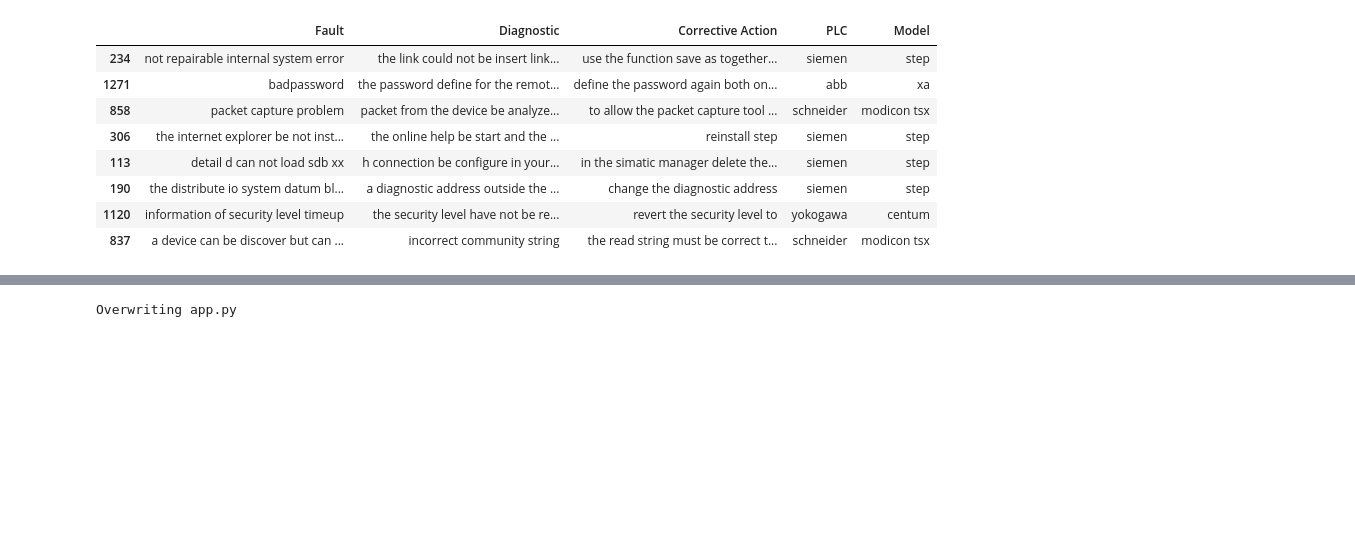
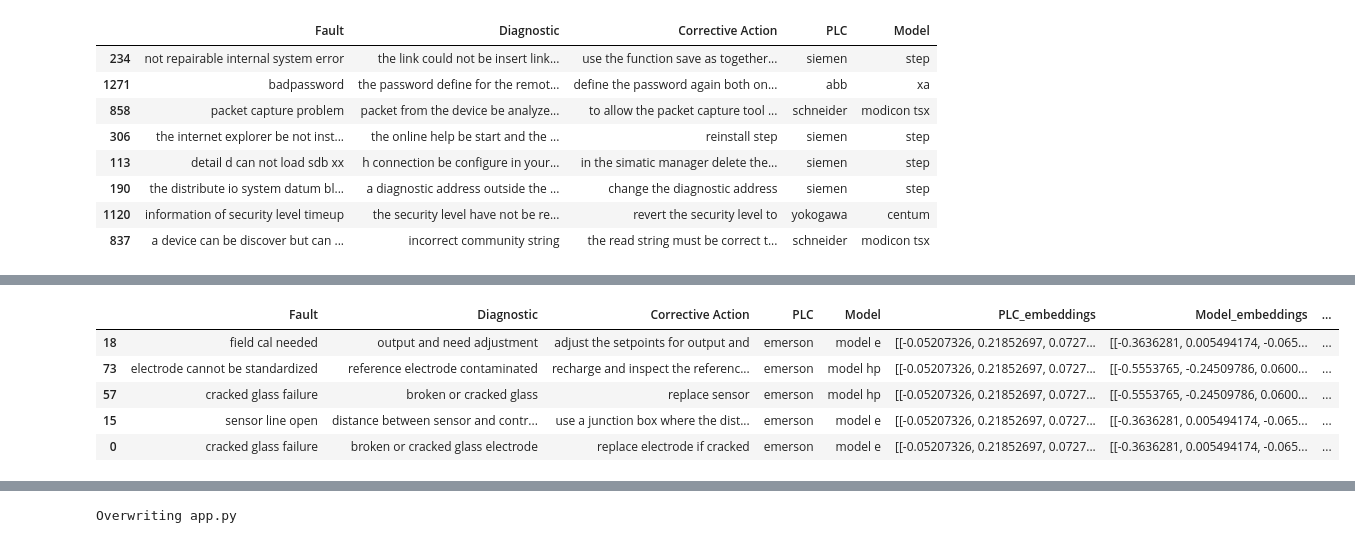
Before and after one commit to KevKibe/PLC-Device-Diagnostic-and-Corrective-Action-Prediction, a Jupyter notebook: PLC_Fault_Prediction.ipynb, the cells around one changed output, grey strips where cells are left out. Drawn from its saved outputs; the diff is of its cells as text; code cells hidden in the pictures; blank space fills up the shorter version.

```diff
--- a/PLC_Fault_Prediction.ipynb
+++ b/PLC_Fault_Prediction.ipynb
@@ -118,0 +124,21 @@ ValueError: ignored
+# %%
+import torch
+import transformers
+
+# Load the BERT model from the transformers library
+model = transformers.BertModel.from_pretrained('bert-base-uncased')
+tokenizer = transformers.BertTokenizer.from_pretrained('bert-base-uncased')
+
+# Convert the 'titles' and 'summaries' into numerical representations (embeddings)
+def text_to_embeddings(text):
+    input_ids = tokenizer.encode(text, add_special_tokens=True)
+    input_ids = torch.tensor(input_ids).unsqueeze(0)  # Batch size 1
+    with torch.no_grad():
+        embeddings = model(input_ids)
+    return embeddings[0][0].numpy()  # Take the first element of the first batch
+
+df_['PLC_embeddings'] = df_['PLC'].apply(text_to_embeddings)
+df_['Model_embeddings'] = df_['Model'].apply(text_to_embeddings)
+df_['Fault_embeddings'] = df_['Fault'].apply(text_to_embeddings)
+df_['Diagnostic_embeddings'] = df_['Diagnostic'].apply(text_to_embeddings)
+df_['CorrectiveA_embeddings'] = df_['Corrective Action'].apply(text_to_embeddings)
@@ -118,0 +163,9 @@ ValueError: ignored
+# %%
+df_.sample(5)
+# %% [output]
+|  | Fault | Diagnostic | Corrective Action | PLC | Model | PLC_embeddings | Model_embeddings | ... |
+| 18 | field cal needed | output and need adjustment | adjust the setpoints for output and | emerson | model e | [[-0.05207326, 0.21852697, 0.0727... | [[-0.3636281, 0.005494174, -0.065... | ... |
+| 73 | electrode cannot be standardized | reference electrode contaminated | recharge and inspect the referenc... | emerson | model hp | [[-0.05207326, 0.21852697, 0.0727... | [[-0.5553765, -0.24509786, 0.0600... | ... |
+| 57 | cracked glass failure | broken or cracked glass | replace sensor | emerson | model hp | [[-0.05207326, 0.21852697, 0.0727... | [[-0.5553765, -0.24509786, 0.0600... | ... |
+| 15 | sensor line open | distance between sensor and contr... | use a junction box where the dist... | emerson | model e | [[-0.05207326, 0.21852697, 0.0727... | [[-0.3636281, 0.005494174, -0.065... | ... |
+| 0 | cracked glass failure | broken or cracked glass electrode | replace electrode if cracked | emerson | model e | [[-0.05207326, 0.21852697, 0.0727... | [[-0.3636281, 0.005494174, -0.065... | ... |
```
Also changed, not shown: parts of 12 cells of this notebook.
